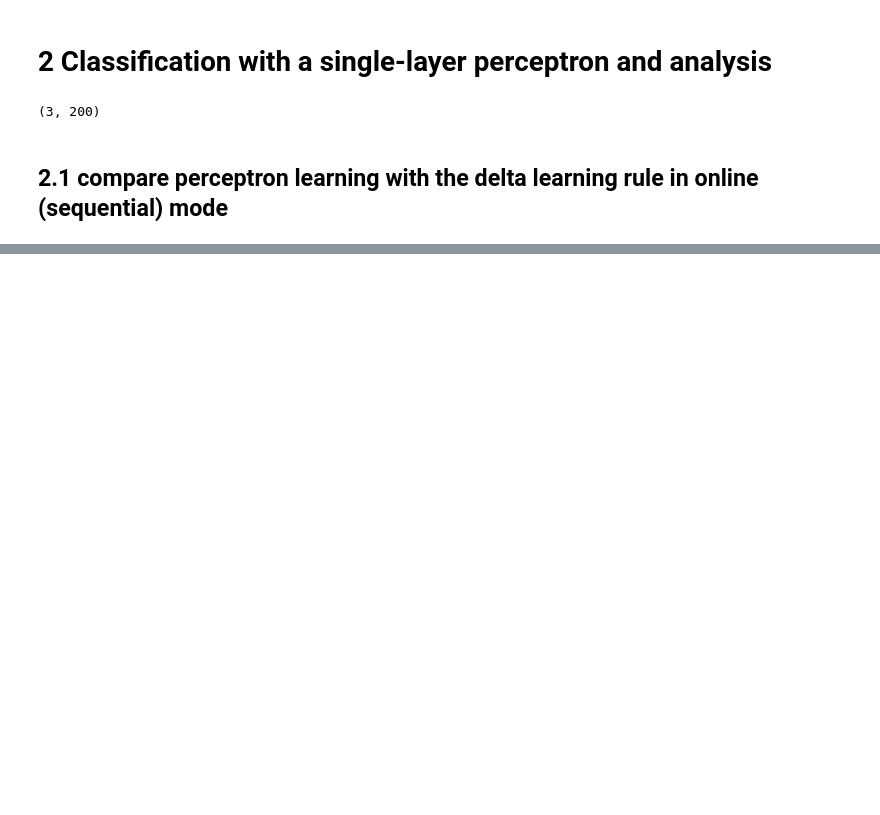
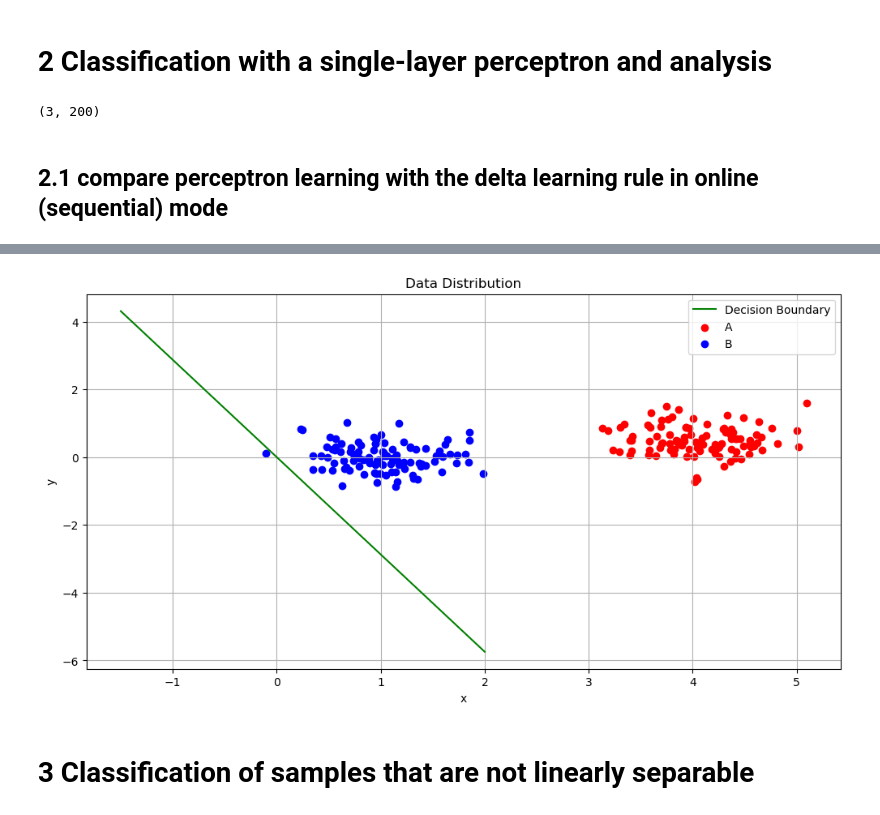
Before and after one commit to haya-hyh/ANN, a Jupyter notebook: lab1a.ipynb, the cells around one changed output, grey strips where cells are left out. Saved outputs shown, nothing was run; the diff lists cells and outputs as text; code cells hidden in the pictures; blank space fills up the shorter version.

```diff
--- a/lab1a.ipynb
+++ b/lab1a.ipynb
@@ -134,0 +180,39 @@ plt.show()
+# %%
+#parameters
+n = 100
+mA = np.array([4.0, 0.5])
+mB = np.array([1.0, 0.0])
+sigmaA = 0.4
+sigmaB = 0.4
+#generate data
+ClassA = np.random.randn(2,n)*sigmaA + mA.reshape(2,1)  #2*n matrix
+ClassB = np.random.randn(2,n)*sigmaB + mB.reshape(2,1)  #2*n matrix
+labels = np.concatenate((np.ones(n), -np.ones(n))).reshape(1,2*n)
+classtotal  = np.concatenate((ClassA,ClassB),axis=1)
+data = np.concatenate((classtotal,labels),axis=0)
+indices = np.random.permutation(data.shape[1])
+shuffled_data = data[:, indices]
+classtotal = shuffled_data[:2, :]
+labels = shuffled_data[2, :]
+n = 10
+learning_rate = 0.0001
+weights3, errorrate_deltaonline_list_epoch = delta_model_online_epoch(classtotal, labels, n,learning_rate)
+
+
+#plot data
+plt.figure(figsize=(12, 6))
+x = np.linspace(-1.5, 2, 100)
+y = -weights3[0] * x / weights3[1]
+plt.plot(x, y, color='g', label='Decision Boundary')
+plt.scatter(ClassA[0, :], ClassA[1, :], c='r', label='A')
+plt.scatter(ClassB[0, :], ClassB[1, :], c='b', label='B')
+plt.title("Data Distribution")
+plt.xlabel("x")
+plt.ylabel("y")
+plt.legend()
+plt.grid(True)
+plt.show()
+# %% [output]
+[figure, added]
+# %% [markdown]
+# 3 Classification of samples that are not linearly separable
```
Also changed, not shown: parts of 12 cells of this notebook.
